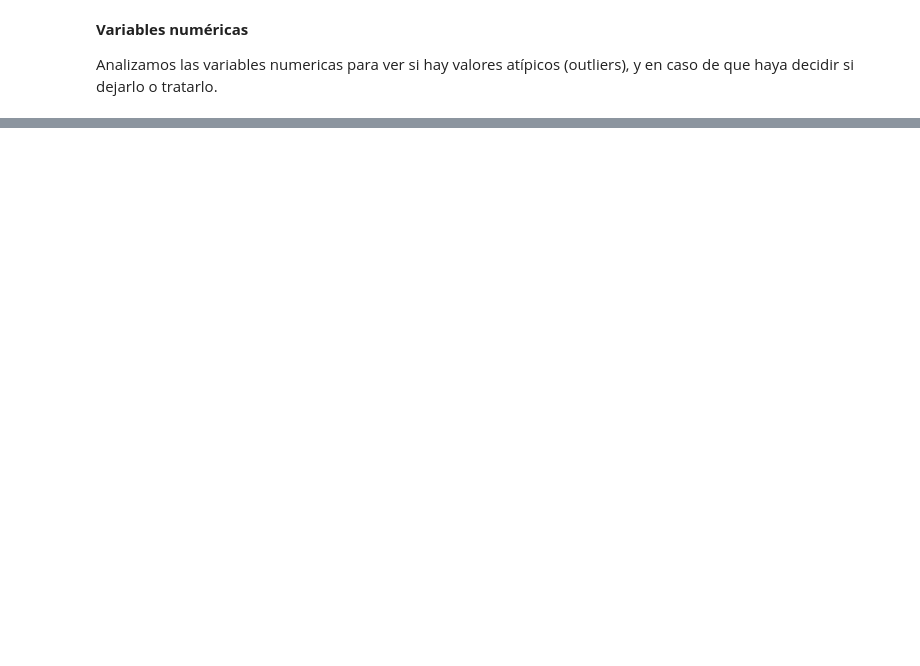
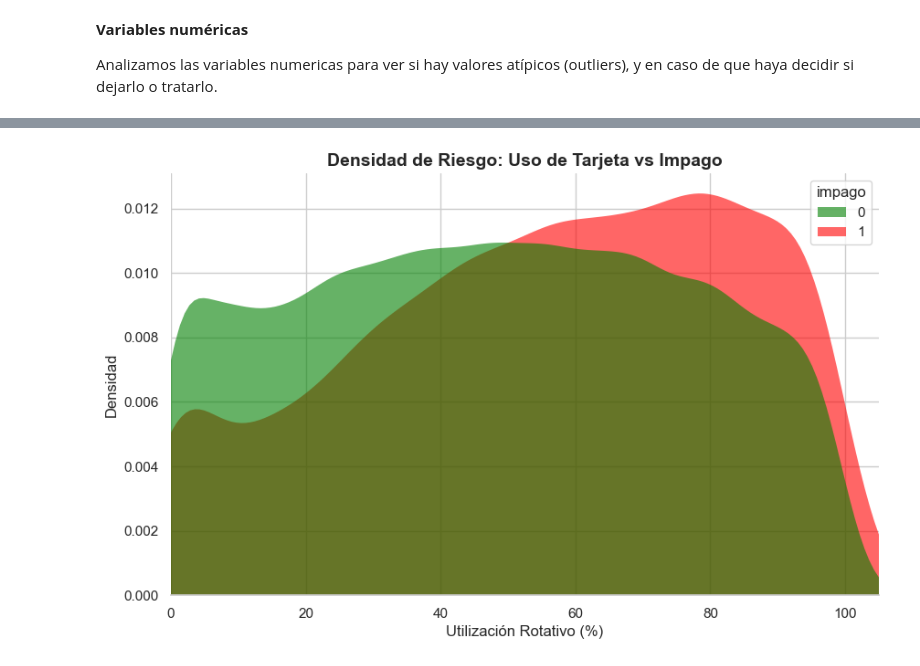
Before and after one commit to Jxweyy/CUNEF__PROYECTO_APRENDIZAJE_AUTOMATICO, a Jupyter notebook: 00_EDA.ipynb, the cells around one changed output, grey strips where cells are left out. Saved outputs shown, nothing was run; the diff lists cells and outputs as text; code cells hidden in the pictures; blank space fills up the shorter version.

```diff
--- a/00_EDA.ipynb
+++ b/00_EDA.ipynb
@@ -487,0 +476,24 @@ plt.show()
+# %%
+plt.figure(figsize=(10, 6))
+sns.set_theme(style="whitegrid")
+
+# Gráfico de densidad transparente
+sns.kdeplot(
+    data=df,
+    x="utilizacion_rotativo",
+    hue="impago",
+    fill=True,
+    common_norm=False,
+    palette=["green", "red"],
+    alpha=.6,
+    linewidth=0
+)
+
+plt.title("Densidad de Riesgo: Uso de Tarjeta vs Impago", fontsize=14, fontweight='bold')
+plt.xlabel("Utilización Rotativo (%)")
+plt.xlim(0, 105)
+plt.ylabel("Densidad")
+sns.despine(left=True)
+plt.show()
+# %% [output]
+[figure, added]
```
Also changed, not shown: parts of 13 cells of this notebook.
